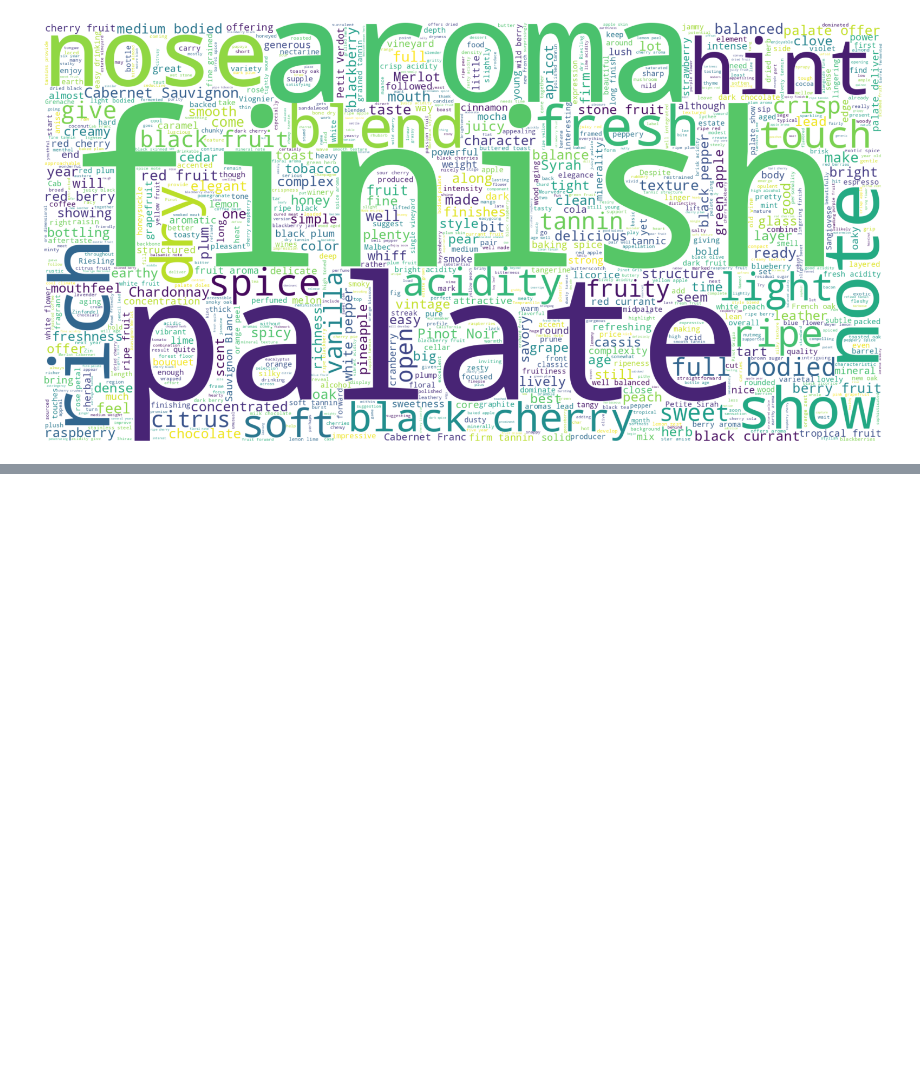
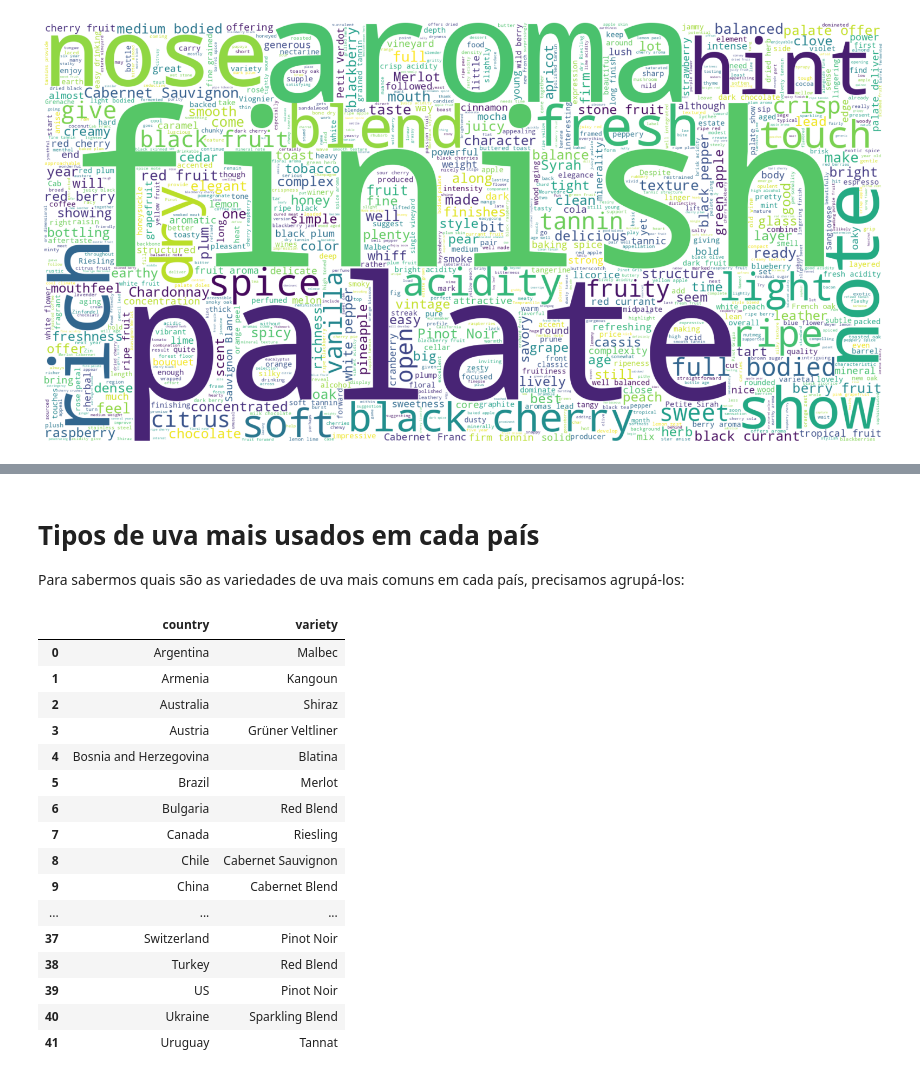
Before and after one commit to caroline-dainezi-fatec/Fatec-Mineracao-de-Dados-2SEM-2024, a Jupyter notebook: Caroline_de_Souza_Dainezi.ipynb, the cells around one changed output, grey strips where cells are left out. Saved outputs shown, nothing was run; the diff lists cells and outputs as text; code cells hidden in the pictures; blank space fills up the shorter version.

```diff
--- a/Caroline_de_Souza_Dainezi.ipynb
+++ b/Caroline_de_Souza_Dainezi.ipynb
@@ -747,0 +752,26 @@ Agora podemos finalmente responder as perguntas que recebemos no começo deste p
+# %% [markdown]
+# **Tipos de uva mais usados em cada país**
+
+Para sabermos quais são as variedades de uva mais comuns em cada país, precisamos agrupá-los:
+# %%
+most_common_variety_by_country = df1.groupby('country')['variety'].agg(lambda x: x.mode()[0]).reset_index()
+
+most_common_variety_by_country
+# %% [output]
+|  | country | variety |
+| 0 | Argentina | Malbec |
+| 1 | Armenia | Kangoun |
+| 2 | Australia | Shiraz |
+| 3 | Austria | Grüner Veltliner |
+| 4 | Bosnia and Herzegovina | Blatina |
+| 5 | Brazil | Merlot |
+| 6 | Bulgaria | Red Blend |
+| 7 | Canada | Riesling |
+| 8 | Chile | Cabernet Sauvignon |
+| 9 | China | Cabernet Blend |
+| ... | ... | ... |
+| 37 | Switzerland | Pinot Noir |
+| 38 | Turkey | Red Blend |
+| 39 | US | Pinot Noir |
+| 40 | Ukraine | Sparkling Blend |
+| 41 | Uruguay | Tannat |
```
Also changed, not shown: parts of 9 cells of this notebook.
